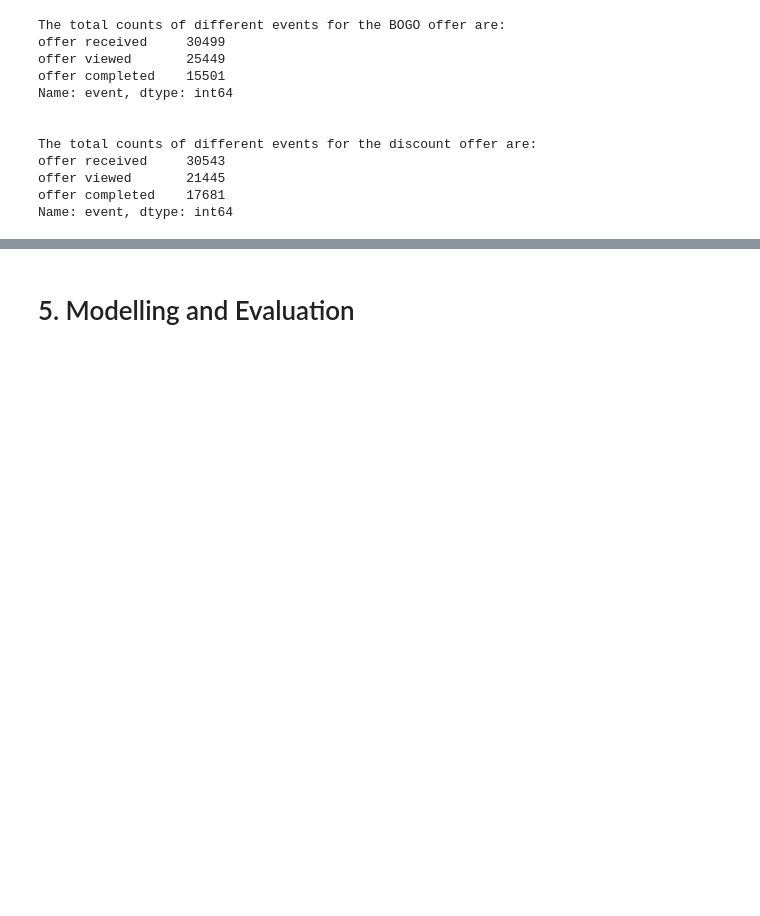
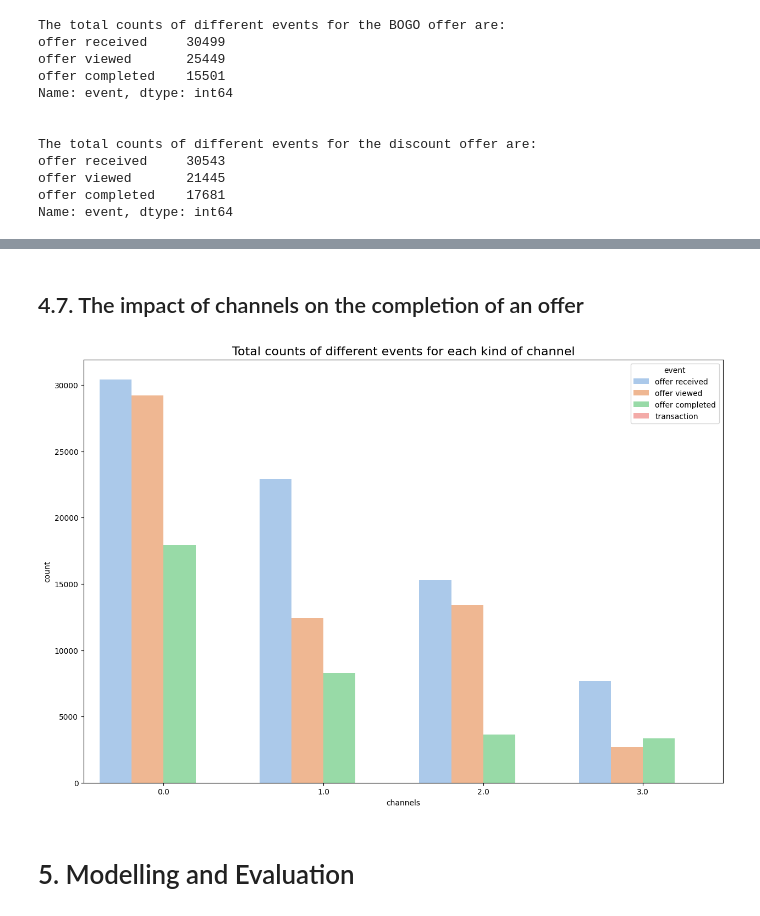
Before and after one commit to tmkhang1999/Starbuck-Capstone, a Jupyter notebook: Starbucks_Capstone_notebook.ipynb, the cells around one changed output, grey strips where cells are left out. Saved outputs shown, nothing was run; the diff lists cells and outputs as text; code cells hidden in the pictures; blank space fills up the shorter version.

Commit message:
Add the impact of channels

```diff
--- a/Starbucks_Capstone_notebook.ipynb
+++ b/Starbucks_Capstone_notebook.ipynb
@@ -125,6 +125,18 @@ transcript.head()
 # %% [markdown]
 ## 3.1. Clean Portfolio, Profile, and Transcript datasets
 # %%
+def map_channel_type(channels):
+    if channels == ['web', 'email', 'mobile', 'social']:
+        return 0
+    elif channels == ['web', 'email', 'mobile']:
+        return 1
+    elif channels == ['email', 'mobile', 'social']:
+        return 2
+    elif channels == ['web', 'email']:
+        return 3
+    else:
+        return None
+
 def portfolio_clean(df):
     # Copy portfolio dataframe
     clean_df = df.copy()
@@ -132,7 +144,9 @@ def portfolio_clean(df):
     # Convert the column 'channels' into 4 different channels.
     channel_df = pd.get_dummies(clean_df['channels'].apply(pd.Series).stack()).groupby(level=0).sum()
     clean_df = pd.concat([clean_df, channel_df], axis=1)
-    clean_df = clean_df.drop(columns='channels')
+
+    # Convert the column 'channels' from list to numerical type
+    clean_df['channels'] = clean_df['channels'].apply(map_channel_type)
 
     return  clean_df
 # %%
@@ -389,0 +373,2 @@ plt.show()
+# %% [markdown]
+## 4.7. The impact of channels on the completion of an offer
@@ -390,3 +380,10 @@ plt.show()
+# %%
+# Using subplot to count different events for each offer
+fig, ax = plt.subplots(figsize=(15,10))
+sns.countplot(x="channels", hue="event", data=df, palette="pastel")
+plt.title("Total counts of different events for each kind of channel", fontsize=16);
+# %% [output]
+[figure, added]
 # %% [markdown]
 # 5. Modelling and Evaluation
 # %%
```
Also changed, not shown: parts of 4 cells of this notebook.
